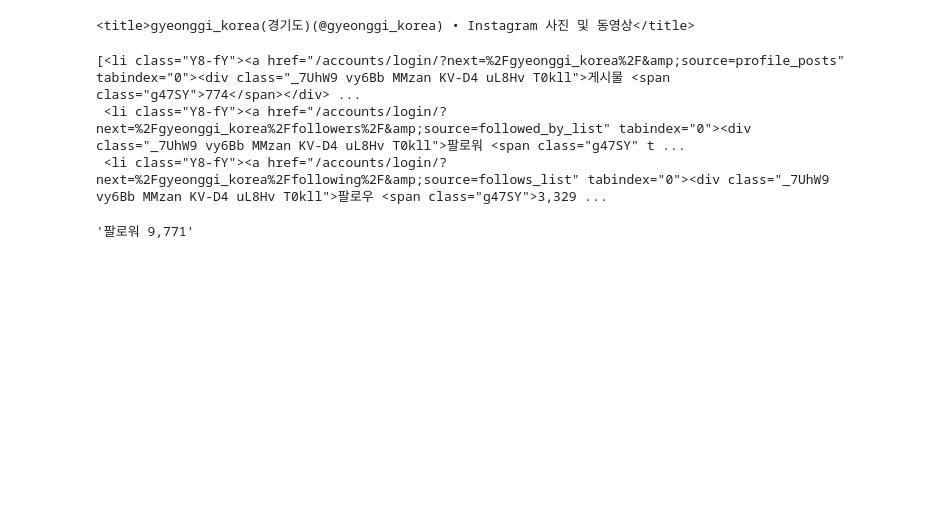
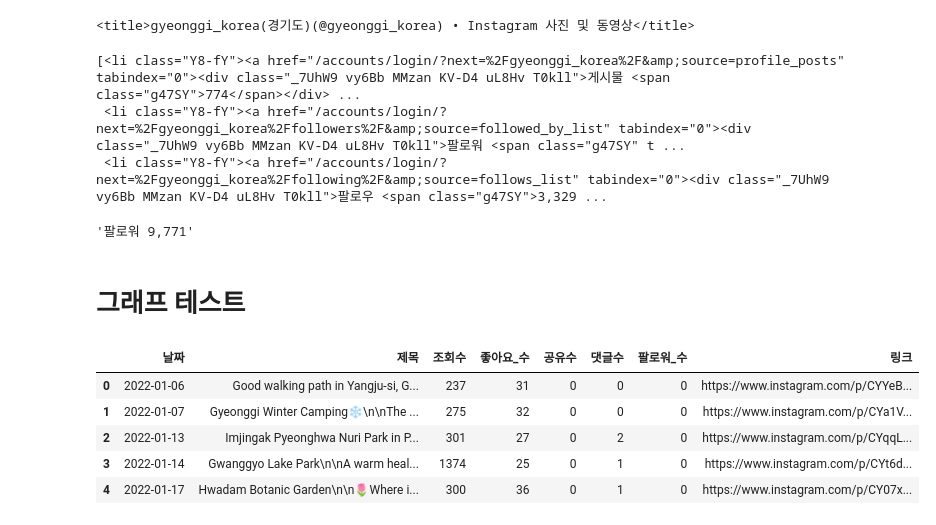
Before and after one commit to kbjung/Wantreez, a Jupyter notebook: Crawling/test.ipynb, the cells around one changed output. Saved outputs shown, nothing was run; the diff lists cells and outputs as text; code cells hidden in the pictures; blank space fills up the shorter version.

```diff
--- a/Crawling/test.ipynb
+++ b/Crawling/test.ipynb
@@ -28,3 +45,15 @@ page
 page[1].text
 # %% [output]
 '팔로워 9,771'
+# %% [markdown]
+# 그래프 테스트
+# %%
+df = pd.read_excel('crawling_data/instagram/instagram_20220329-164006.xlsx')
+df.head()
+# %% [output]
+|  | 날짜 | 제목 | 조회수 | 좋아요_수 | 공유수 | 댓글수 | 팔로워_수 | 링크 |
+| 0 | 2022-01-06 | Good walking path in Yangju-si, G... | 237 | 31 | 0 | 0 | 0 | https://www.instagram.com/p/CYYeB... |
+| 1 | 2022-01-07 | Gyeonggi Winter Camping❄️\n\nThe ... | 275 | 32 | 0 | 0 | 0 | https://www.instagram.com/p/CYa1V... |
+| 2 | 2022-01-13 | Imjingak Pyeonghwa Nuri Park in P... | 301 | 27 | 0 | 2 | 0 | https://www.instagram.com/p/CYqqL... |
+| 3 | 2022-01-14 | Gwanggyo Lake Park\n\nA warm heal... | 1374 | 25 | 0 | 1 | 0 | https://www.instagram.com/p/CYt6d... |
+| 4 | 2022-01-17 | Hwadam Botanic Garden\n\n🌷Where i... | 300 | 36 | 0 | 1 | 0 | https://www.instagram.com/p/CY07x... |
```
Also changed, not shown: parts of 7 cells of this notebook.
